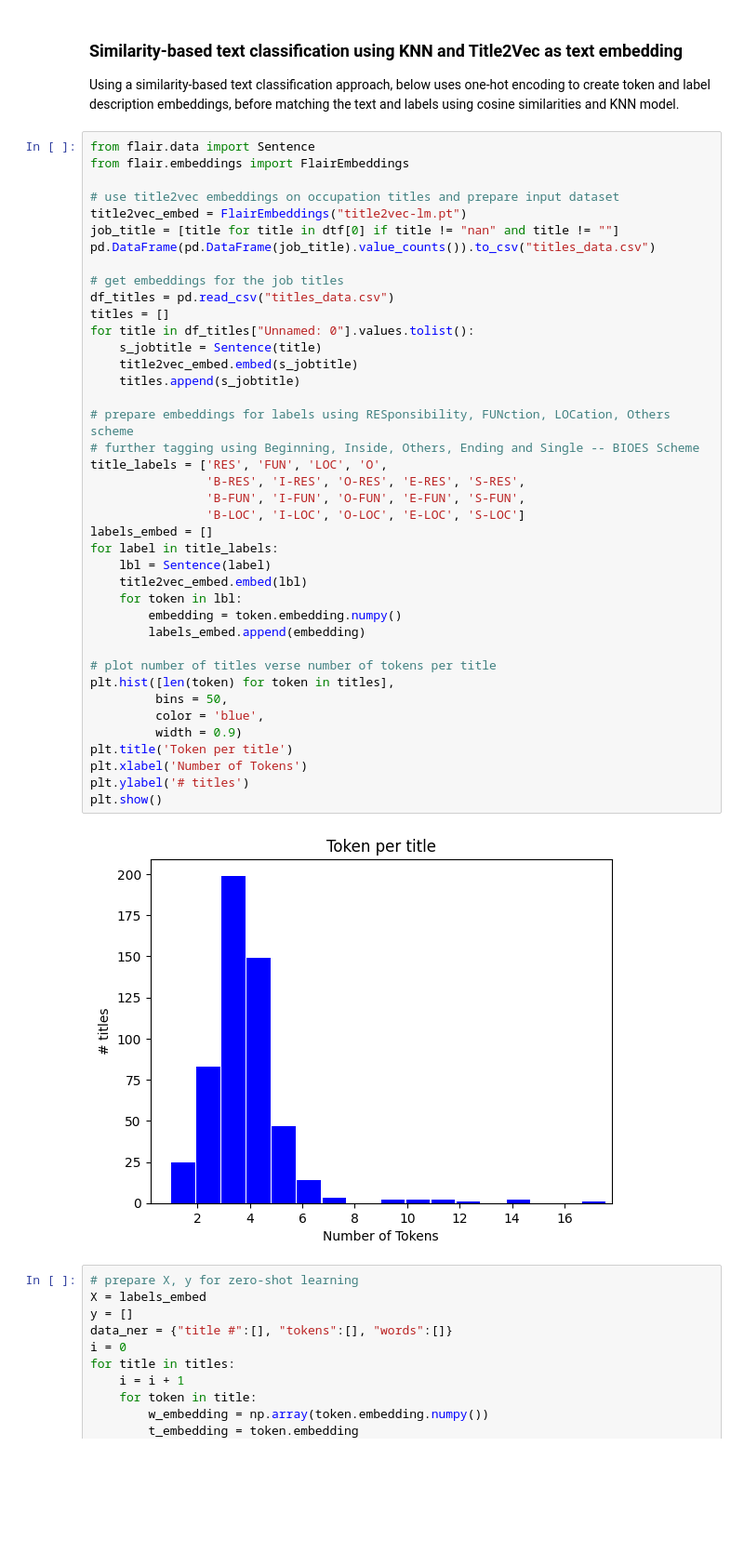
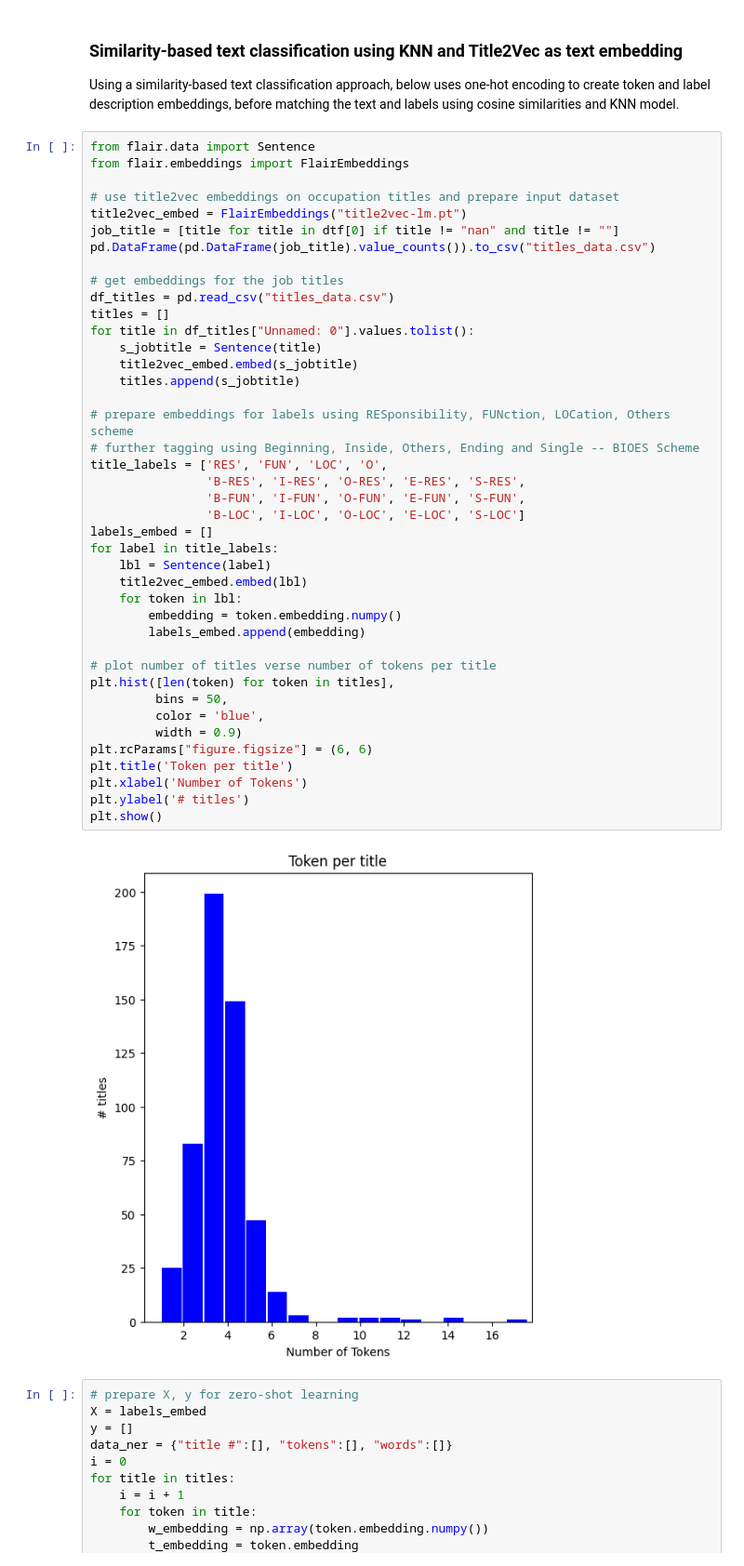
Before and after one commit to tsa-ml/tsa-ml, a Jupyter notebook: Research Questions - Use Cases.ipynb, the cells around one changed output. Shown at 93% size. Cells and saved outputs as stored; diff of their text form; blank space fills up the shorter version.

```diff
--- a/Research Questions - Use Cases.ipynb
+++ b/Research Questions - Use Cases.ipynb
@@ -427,34 +426,35 @@ df_titles = pd.read_csv("titles_data.csv")
 titles = []
 for title in df_titles["Unnamed: 0"].values.tolist():
     s_jobtitle = Sentence(title)
     title2vec_embed.embed(s_jobtitle)
     titles.append(s_jobtitle)
 
 # prepare embeddings for labels using RESponsibility, FUNction, LOCation, Others scheme
 # further tagging using Beginning, Inside, Others, Ending and Single -- BIOES Scheme
 title_labels = ['RES', 'FUN', 'LOC', 'O',
                 'B-RES', 'I-RES', 'O-RES', 'E-RES', 'S-RES',
                 'B-FUN', 'I-FUN', 'O-FUN', 'E-FUN', 'S-FUN',
                 'B-LOC', 'I-LOC', 'O-LOC', 'E-LOC', 'S-LOC']
 labels_embed = []
 for label in title_labels:
     lbl = Sentence(label)
     title2vec_embed.embed(lbl)
     for token in lbl:
         embedding = token.embedding.numpy()
         labels_embed.append(embedding)
 
 # plot number of titles verse number of tokens per title
 plt.hist([len(token) for token in titles],
          bins = 50,
          color = 'blue',
          width = 0.9)
+plt.rcParams["figure.figsize"] = (6, 6)
 plt.title('Token per title')
 plt.xlabel('Number of Tokens')
 plt.ylabel('# titles')
 plt.show()
 # %% [output]
-[figure, old version]
+[figure, new version]
 # %%
 # prepare X, y for zero-shot learning
 X = labels_embed
```
Also changed, not shown: parts of 21 cells of this notebook, 2 other files.
